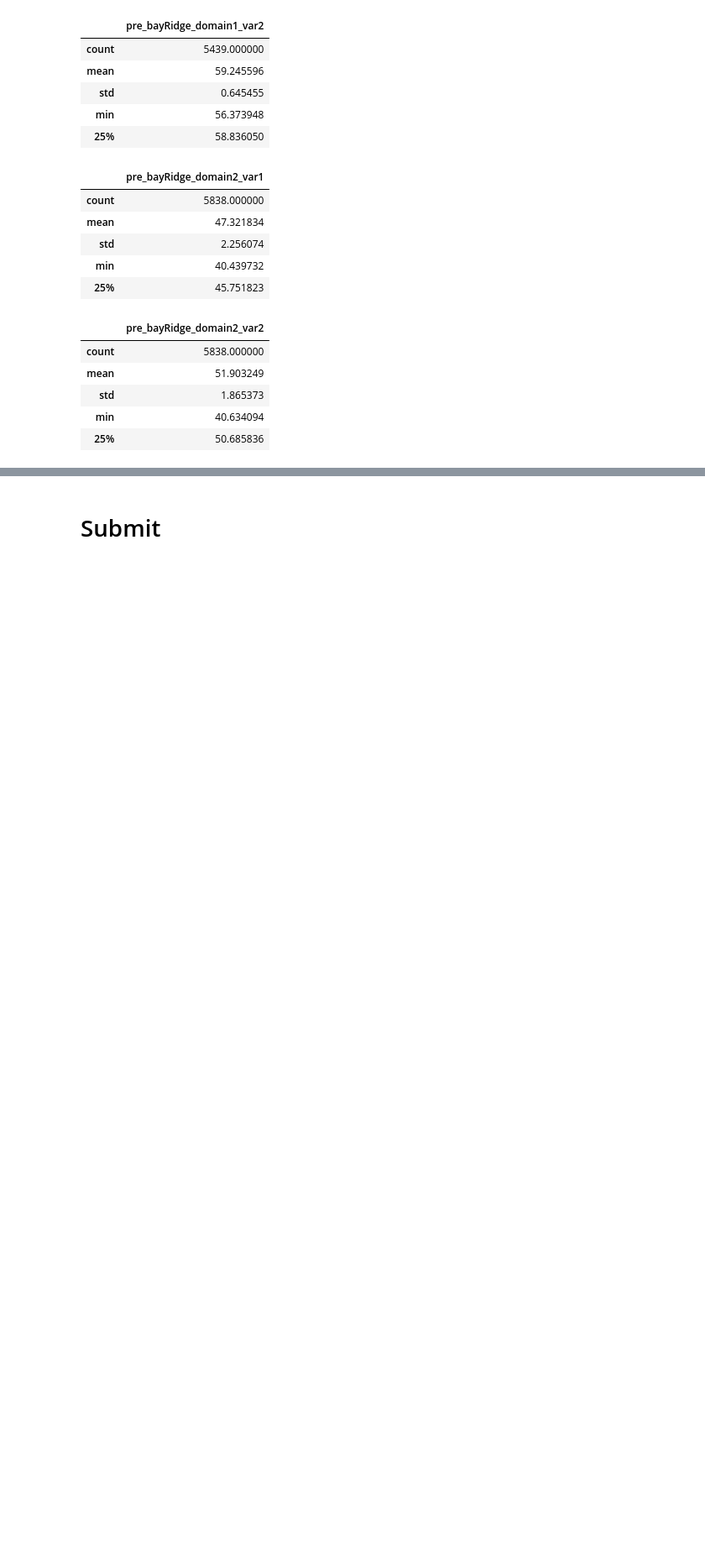
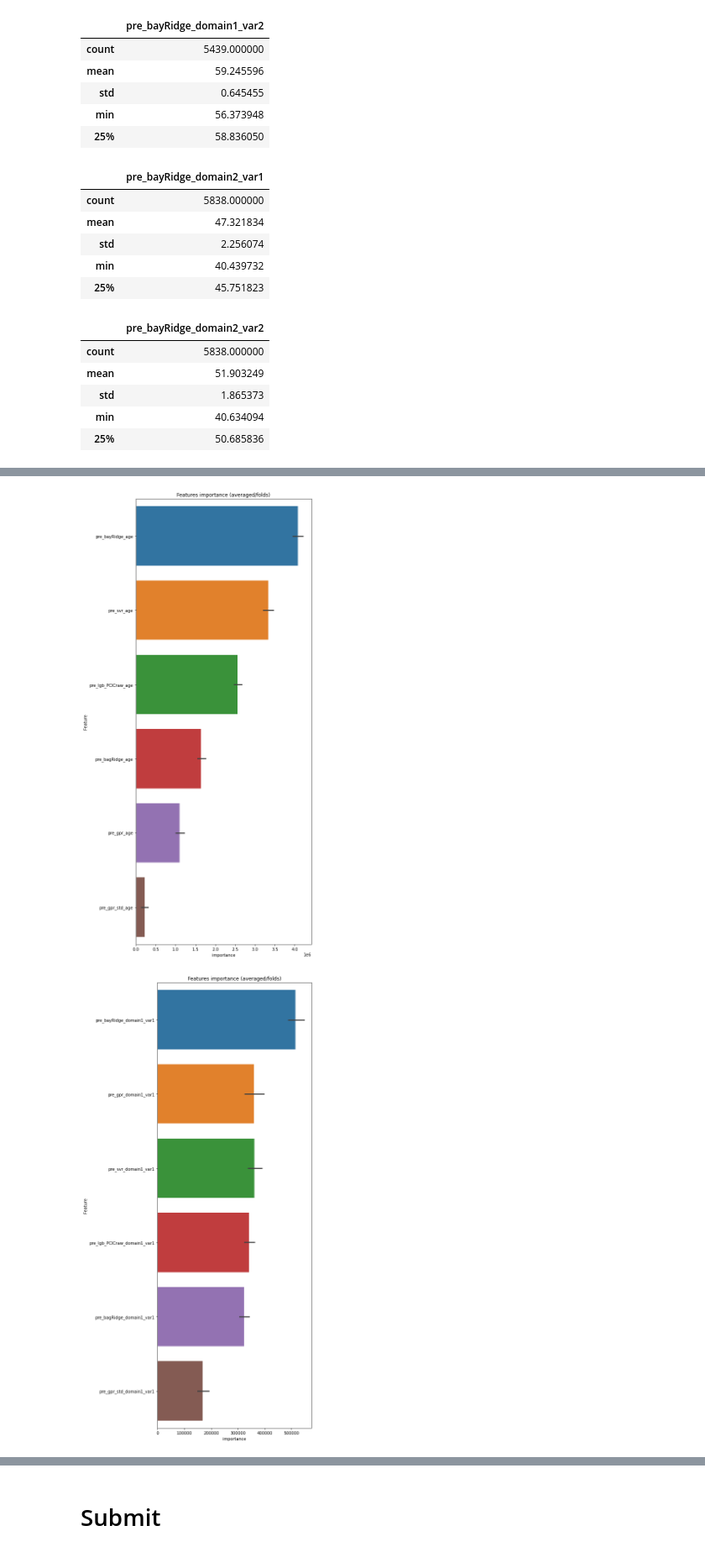
Before and after one commit to HirokiNarita/trends-neuroimaging, a Jupyter notebook: stacking/5-fold_stacking.ipynb, the cells around one changed output, grey strips where cells are left out. Shown at 84% size. Saved outputs shown, nothing was run; the diff lists cells and outputs as text; code cells hidden in the pictures; blank space fills up the shorter version.

```diff
--- a/stacking/5-fold_stacking.ipynb
+++ b/stacking/5-fold_stacking.ipynb
@@ -373,9 +343,10 @@ for target, w in [("age", 0.3),
                   ("domain1_var2", 0.175),
                   ("domain2_var1", 0.175),
                   ("domain2_var2", 0.175)]:
-    target_columns = pred_train_dfs.loc[
+    target_columns = list(pred_train_dfs.loc[
         :, pred_train_dfs.columns.str.contains('_'+target)
-    ].columns
+    ].columns)
+
     train_df2 = pred_train_dfs[pred_train_dfs[target].notnull()]
     use_idx = train_df2.index
     train_x_2 = train_df2[target_columns]
@@ -492,0 +624,71 @@ with open (out_base_path+'/2nd_layer/bayes_ridge/ver2/bayes_ridge_test2.pkl', 'w
+# %%
+def show_feature_importance(feature_importance_df, name):
+    cols = (feature_importance_df[["Feature", "importance"]]
+            .groupby("Feature")
+            .mean()
+            .sort_values(by="importance", ascending=False).index)
+    best_features = feature_importance_df.loc[feature_importance_df.Feature.isin(cols)]
+
+    plt.figure(figsize=(8, 16))
+    sns.barplot(x="importance", y="Feature", data=best_features.sort_values(by="importance", ascending=False))
+    plt.title('Features importance (averaged/folds)')
+    plt.tight_layout()
+    plt.savefig(OUTPUT_DICT+f'feature_importance_{name}_pca.png')
+# %%
+layer2_pred_train_targets_lgb = {}
+layer2_pred_test_targets_lgb = {}
+
+layer2_pred_train_targets_lgb_dfs = {}
+layer2_pred_test_targets_lgb_dfs = {}
+
+overal_score = 0
+
+print("N_FOLD:{}".format(N_FOLD))
+
+for target, w in [("age", 0.3),
+                  ("domain1_var1", 0.175),
+                  ("domain1_var2", 0.175),
+                  ("domain2_var1", 0.175),
+                  ("domain2_var2", 0.175)]:
+    target_columns = list(pred_train_dfs.loc[
+        :, pred_train_dfs.columns.str.contains('_'+target)
+    ].columns)
+
+    train_df2 = pred_train_dfs[pred_train_dfs[target].notnull()]
+    use_idx = train_df2.index
+    train_x_2 = train_df2[target_columns]
+    ss.fit(train_x_2)
+    #train_x_2 = ss.fit_transform(train_x_2)
+    #train_x_2 = pd.DataFrame(train_x_2)
+
+    train_y = train_df2[target]
+
+    test_df2 = pred_test_dfs
+    test_x_2 = test_df2[target_columns]
+    #test_x_2 = ss.fit_transform(test_x_2)
+    #test_x_2 = pd.DataFrame(test_x_2)
+
+    print("-----{}-----".format(target))
+    pred_train, preds_test, score_cv, fi = predict_cv_lgb(train_x=train_x_2,
+                                                          train_y=train_y,
+                                                          test_x=test_x_2,
+                                                          target_name=target,
+                                                          param=lgb_param)
+    show_feature_importance(fi, target)
+    overal_score += w*score_cv
+    layer2_pred_train_targets_lgb[target] = pred_train
+    layer2_pred_test_targets_lgb[target] = preds_test
+
+    layer2_pred_train_targets_lgb_dfs[target] = pd.Series(pred_train, name="pre_lgb_2{}".format(target), index=use_idx)
+    layer2_pred_train_targets_lgb_dfs[target] = pd.merge(train['Id'],
+                                                 layer2_pred_train_targets_lgb_dfs[target],
+                                                 left_index=True,
+                                                 right_index=True)
+    layer2_pred_test_targets_lgb_dfs[target] = pd.Series(preds_test, name="pre_lgb_2{}".format(target))
+    layer2_pred_test_targets_lgb_dfs[target] = pd.concat([test['Id'], layer2_pred_test_targets_lgb_dfs[target]], axis=1)
+
+
+
+print('--------------------------------------------')
+print("Overal score:", np.round(overal_score, 8))
+# %% [output]
@@ -492,0 +712,2 @@ with open (out_base_path+'/2nd_layer/bayes_ridge/ver2/bayes_ridge_test2.pkl', 'w
+[figure, added]
+[figure, added]
```
Also changed, not shown: parts of 44 cells of this notebook, 18 other files.
